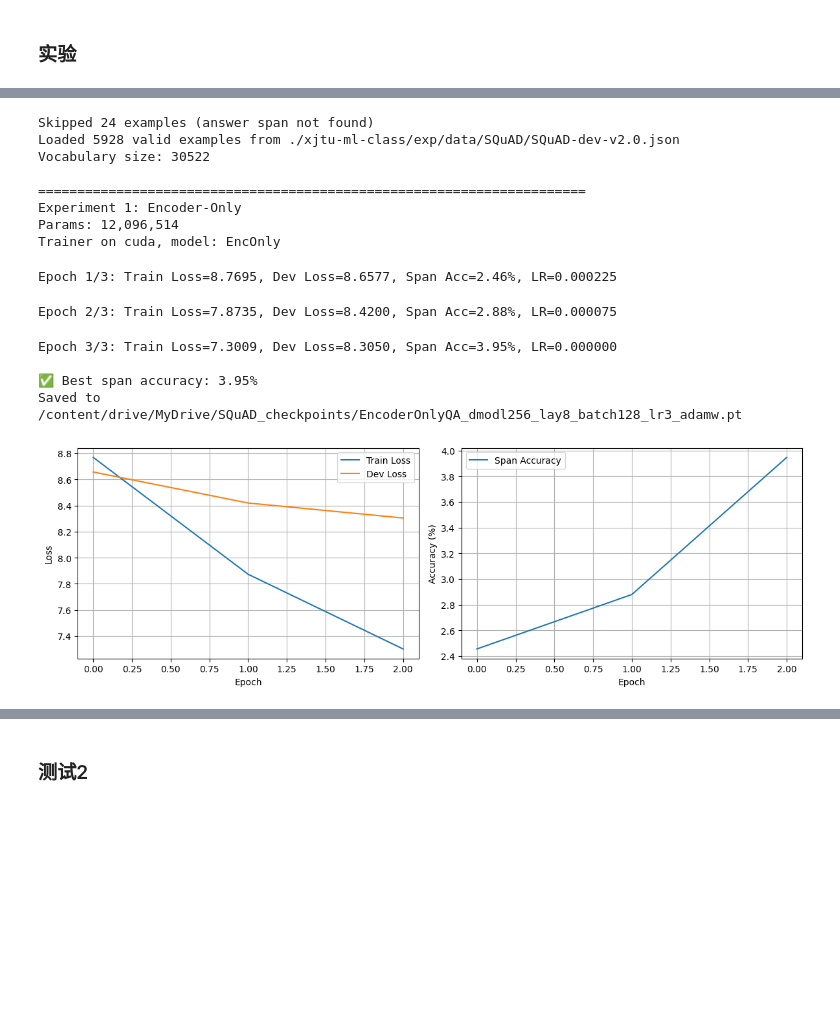
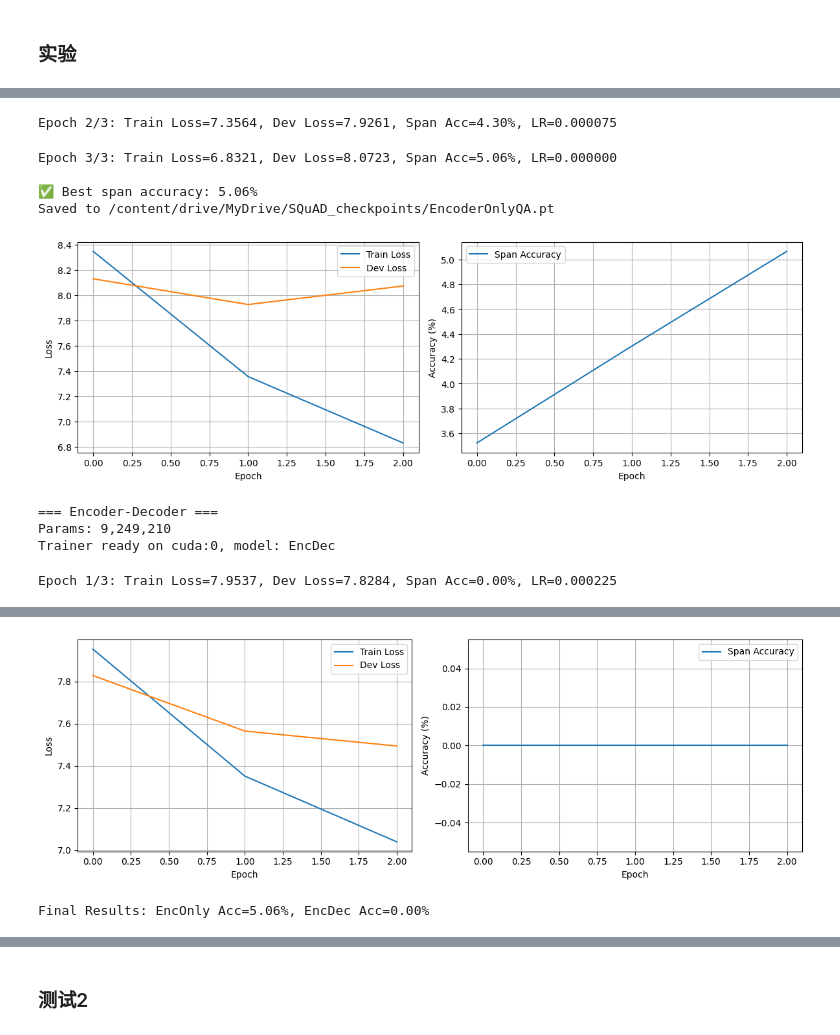
Before and after one commit to mysciz/xjtu-ml-class, a Jupyter notebook: exp/code/ml-exp3.ipynb, the cells around one changed output, grey strips where cells are left out. Cells and saved outputs as stored; diff of their text form; code cells hidden in the pictures; blank space fills up the shorter version.

```diff
--- a/exp/code/ml-exp3.ipynb
+++ b/exp/code/ml-exp3.ipynb
@@ -310,8 +253,7 @@ class EncoderOnlyQA(nn.Module):
 # %% [markdown]
 ### 实现QA模型2
 # %%
-# Cell 5: EncoderDecoderQA（简化版，确保 mask 正确）
-
+# Cell 5: EncoderDecoderQA（因果掩码形状修正）
 class EncoderDecoderQA(nn.Module):
     def __init__(self, vocab_size, d_model=256, nhead=8, num_encoder_layers=4, num_decoder_layers=4,
                  dim_feedforward=1024, max_len=512, dropout=0.1, max_answer_len=50,
@@ -348,8 +290,8 @@ class EncoderDecoderQA(nn.Module):
                 nn.init.xavier_uniform_(p)
 
     def _get_causal_mask(self, size, device):
-        """生成因果掩码，形状 (size, size)，1表示可见，0表示不可见"""
-        mask = torch.tril(torch.ones(size, size, device=device))
+        # 返回 (size, size) 的下三角布尔掩码（True 表示可见）
+        mask = torch.tril(torch.ones(size, size, device=device)).bool()
         return mask
 
     def encode(self, input_ids, attention_mask=None):
@@ -362,13 +304,10 @@ class EncoderDecoderQA(nn.Module):
     def decode(self, decoder_input, encoder_output, cross_mask=None):
         seq_len = decoder_input.size(1)
         device = decoder_input.device
-
-        # 因果掩码 (seq_len, seq_len)
+        # 因果掩码形状 (seq_len, seq_len)，DecoderLayer 会自动扩展
         causal_mask = self._get_causal_mask(seq_len, device)
-
         x = self.embedding(decoder_input) * math.sqrt(self.d_model)
         x = self.pos_decoder(x)
-
         for layer in self.decoder_layers:
             x = layer(x, encoder_output, self_mask=causal_mask, cross_mask=cross_mask)
         return x
@@ -386,7 +325,6 @@ class EncoderDecoderQA(nn.Module):
         batch_size = encoder_output.size(0)
         device = encoder_output.device
         decoder_input = torch.full((batch_size, 1), self.cls_token_id, dtype=torch.long, device=device)
-
         for _ in range(self.max_answer_len):
             dec_out = self.decode(decoder_input, encoder_output, attention_mask)
             next_logits = self.output_layer(dec_out[:, -1, :])
@@ -577,30 +457,32 @@ class QATrainer:
 # %% [markdown]
 ### 实验
 # %%
-# 主实验
+# 主程序
 if __name__ == "__main__":
-    print("="*70)
-    print("SQuAD QA with Custom Transformers")
-    print("="*70)
-
-    BATCH_SIZE = 64
-    MAX_LEN = 384
-    EPOCHS = 3   # 可改为 5 或 10
-
-    train_loader, dev_loader, tokenizer = create_dataloaders(
-        TRAIN_FILE, DEV_FILE, batch_size=BATCH_SIZE, max_length=MAX_LEN
-    )
+    BATCH_SIZE, MAX_LEN, EPOCHS = 16, 384, 3   # 可调
+    train_loader, dev_loader, tokenizer = create_dataloaders(TRAIN_FILE, DEV_FILE, BATCH_SIZE, MAX_LEN)
     vocab_size = tokenizer.vocab_size
     print(f"Vocabulary size: {vocab_size}")
 
     # Encoder-Only
-    print("\n" + "="*70)
-    print("Experiment 1: Encoder-Only")
-    model1 = EncoderOnlyQA(vocab_size, d_model=256, nhead=8, num_layers=8,
-                           dim_feedforward=512, max_len=MAX_LEN, dropout=0.1)
+    print("\n=== Encoder-Only ===")
+    model1 = EncoderOnlyQA(vocab_size, d_model=128, nhead=8, num_layers=4, dim_feedforward=512, max_len=MAX_LEN, dropout=0.1)
     print(f"Params: {sum(p.numel() for p in model1.parameters() if p.requires_grad):,}")
     trainer1 = QATrainer(model1, device)
-    trainer1.train(train_loader, dev_loader, epochs=EPOCHS, lr=3e-4, opt_name='adamw')
-    trainer1.save_model(os.path.join(CHECKPOINT_DIR, "EncoderOnlyQA_dmodl256_lay8_batch128_lr3_adamw.pt"))
+    trainer1.train(train_loader, dev_loader, epochs=EPOCHS, lr=3e-4, opt='adamw')
+    trainer1.save_model(os.path.join(CHECKPOINT_DIR, "EncoderOnlyQA.pt"))
     trainer1.plot_history()
+
+    # Encoder-Decoder
+    print("\n=== Encoder-Decoder ===")
+    model2 = EncoderDecoderQA(vocab_size, d_model=128, nhead=8, num_encoder_layers=3, num_decoder_layers=3,
+                              dim_feedforward=512, max_len=MAX_LEN, dropout=0.1, max_answer_len=50,
+                              cls_token_id=tokenizer.cls_token_id, sep_token_id=tokenizer.sep_token_id)
+    print(f"Params: {sum(p.numel() for p in model2.parameters() if p.requires_grad):,}")
+    trainer2 = QATrainer(model2, device)
+    trainer2.train(train_loader, dev_loader, epochs=EPOCHS, lr=3e-4, opt='adamw')
+    trainer2.save_model(os.path.join(CHECKPOINT_DIR, "EncoderDecoderQA.pt"))
+    trainer2.plot_history()
+
+    print(f"\nFinal Results: EncOnly Acc={trainer1.best_acc:.2f}%, EncDec Acc={trainer2.best_acc:.2f}%")
 # %% [output]
@@ -617,15 +499,10 @@ Loaded 86821 valid examples from ./xjtu-ml-class/exp/data/SQuAD/SQuAD-train-v2.0
-Skipped 24 examples (answer span not found)
-Loaded 5928 valid examples from ./xjtu-ml-class/exp/data/SQuAD/SQuAD-dev-v2.0.json
-Vocabulary size: 30522
-
-======================================================================
-Experiment 1: Encoder-Only
-Params: 12,096,514
-Trainer on cuda, model: EncOnly
+Epoch 2/3: Train Loss=7.3564, Dev Loss=7.9261, Span Acc=4.30%, LR=0.000075
-Epoch 1/3: Train Loss=8.7695, Dev Loss=8.6577, Span Acc=2.46%, LR=0.000225
+Epoch 3/3: Train Loss=6.8321, Dev Loss=8.0723, Span Acc=5.06%, LR=0.000000
+
+✅ Best span accuracy: 5.06%
+Saved to /content/drive/MyDrive/SQuAD_checkpoints/EncoderOnlyQA.pt
+[figure, new version]
-Epoch 2/3: Train Loss=7.8735, Dev Loss=8.4200, Span Acc=2.88%, LR=0.000075
+=== Encoder-Decoder ===
+Params: 9,249,210
+Trainer ready on cuda:0, model: EncDec
-Epoch 3/3: Train Loss=7.3009, Dev Loss=8.3050, Span Acc=3.95%, LR=0.000000
-
-✅ Best span accuracy: 3.95%
-Saved to /content/drive/MyDrive/SQuAD_checkpoints/EncoderOnlyQA_dmodl256_lay8_batch128_lr3_adamw.pt
+Epoch 1/3: Train Loss=7.9537, Dev Loss=7.8284, Span Acc=0.00%, LR=0.000225
-[figure, old version]
@@ -636,0 +514,2 @@ RuntimeError: The size of tensor a (13) must match the size of tensor b (64) at
+[figure, added]
+Final Results: EncOnly Acc=5.06%, EncDec Acc=0.00%
```
Also changed, not shown: parts of 9 cells of this notebook.
